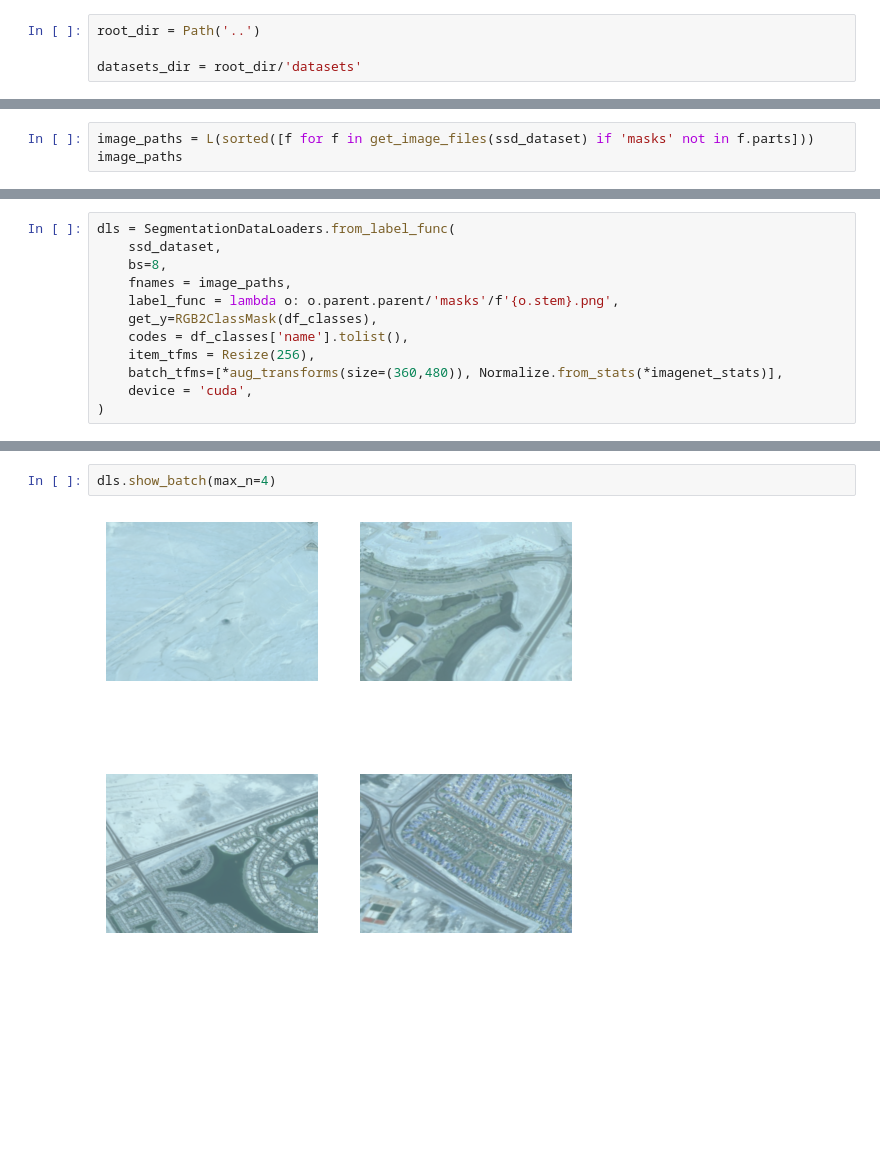
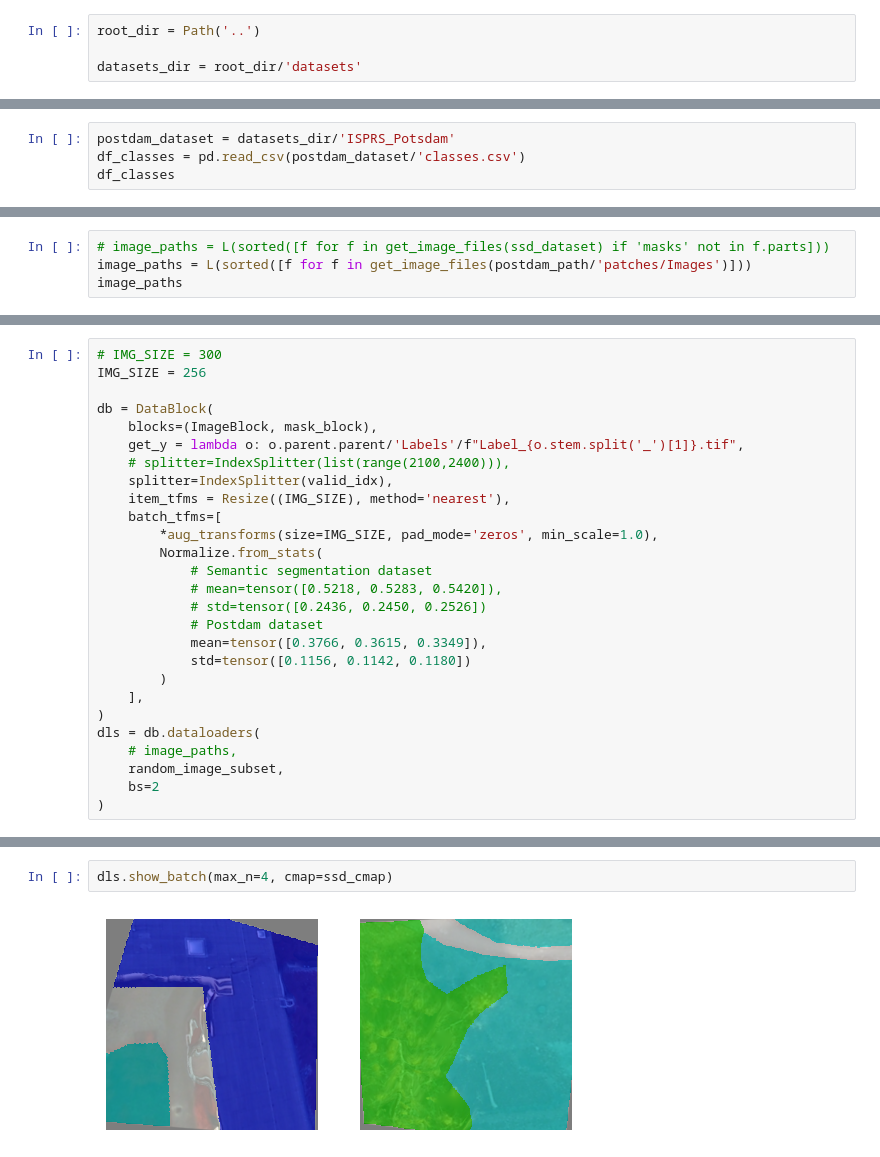
Before and after one commit to mzsuetam/computational-intelligence-proj, a Jupyter notebook: notebooks/segmentation.ipynb, the cells around one changed output, grey strips where cells are left out. Cells and saved outputs as stored; diff of their text form; blank space fills up the shorter version.

Commit message:
Moved to postdam dataset and implemented CSE-Unet architecture

```diff
--- a/notebooks/segmentation.ipynb
+++ b/notebooks/segmentation.ipynb
@@ -34,0 +43,4 @@ df_classes
+# %%
+postdam_dataset = datasets_dir/'ISPRS_Potsdam'
+df_classes = pd.read_csv(postdam_dataset/'classes.csv')
+df_classes
@@ -35,4 +78,5 @@ df_classes
 # %%
-image_paths = L(sorted([f for f in get_image_files(ssd_dataset) if 'masks' not in f.parts]))
+# image_paths = L(sorted([f for f in get_image_files(ssd_dataset) if 'masks' not in f.parts]))
+image_paths = L(sorted([f for f in get_image_files(postdam_path/'patches/Images')]))
 image_paths
 # %% [output]
@@ -88,12 +168,27 @@ Color (155, 155, 155) -> Class 5, Pixels: 2260
 # %%
-dls = SegmentationDataLoaders.from_label_func(
-    ssd_dataset,
-    bs=8,
-    fnames = image_paths,
-    label_func = lambda o: o.parent.parent/'masks'/f'{o.stem}.png',
-    get_y=RGB2ClassMask(df_classes),
-    codes = df_classes['name'].tolist(),
-    item_tfms = Resize(256),
-    batch_tfms=[*aug_transforms(size=(360,480)), Normalize.from_stats(*imagenet_stats)],
-    device = 'cuda',
+# IMG_SIZE = 300
+IMG_SIZE = 256
+
+db = DataBlock(
+    blocks=(ImageBlock, mask_block),
+    get_y = lambda o: o.parent.parent/'Labels'/f"Label_{o.stem.split('_')[1]}.tif",
+    # splitter=IndexSplitter(list(range(2100,2400))),
+    splitter=IndexSplitter(valid_idx),
+    item_tfms = Resize((IMG_SIZE), method='nearest'),
+    batch_tfms=[
+        *aug_transforms(size=IMG_SIZE, pad_mode='zeros', min_scale=1.0),
+        Normalize.from_stats(
+            # Semantic segmentation dataset
+            # mean=tensor([0.5218, 0.5283, 0.5420]),
+            # std=tensor([0.2436, 0.2450, 0.2526])
+            # Postdam dataset
+            mean=tensor([0.3766, 0.3615, 0.3349]),
+            std=tensor([0.1156, 0.1142, 0.1180])
+        )
+    ],
 )
+dls = db.dataloaders(
+    # image_paths,
+    random_image_subset,
+    bs=2
+)
@@ -100,4 +226,4 @@ dls = SegmentationDataLoaders.from_label_func(
 # %%
-dls.show_batch(max_n=4)
+dls.show_batch(max_n=4, cmap=ssd_cmap)
 # %% [output]
-[figure, old version]
+[figure, new version]
```
Also changed, not shown: parts of 35 cells of this notebook, 21 other files.
